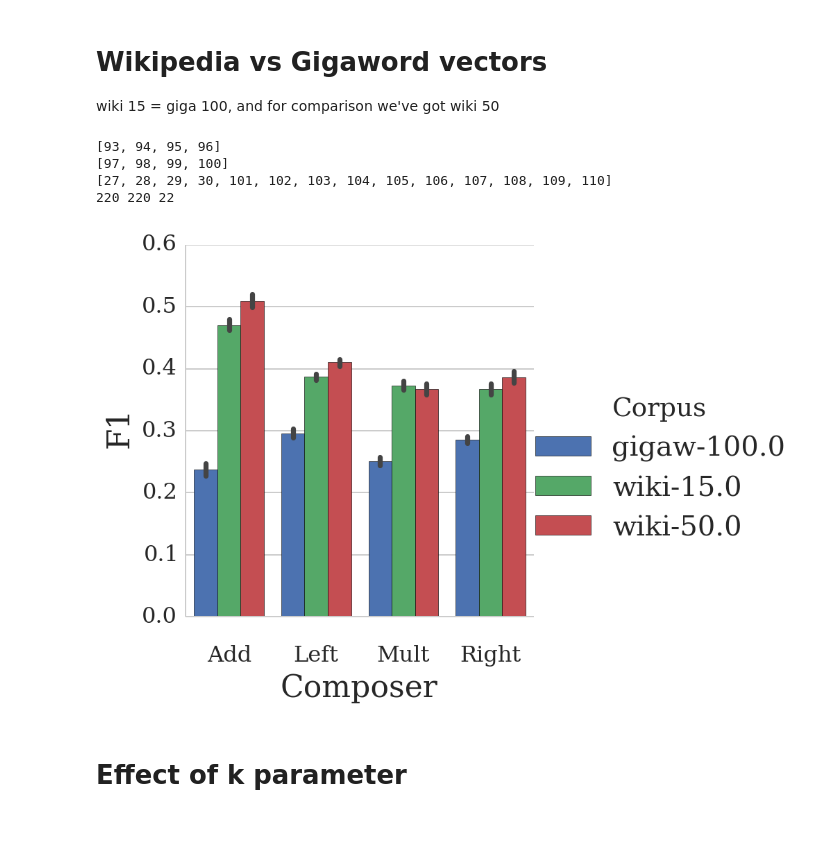
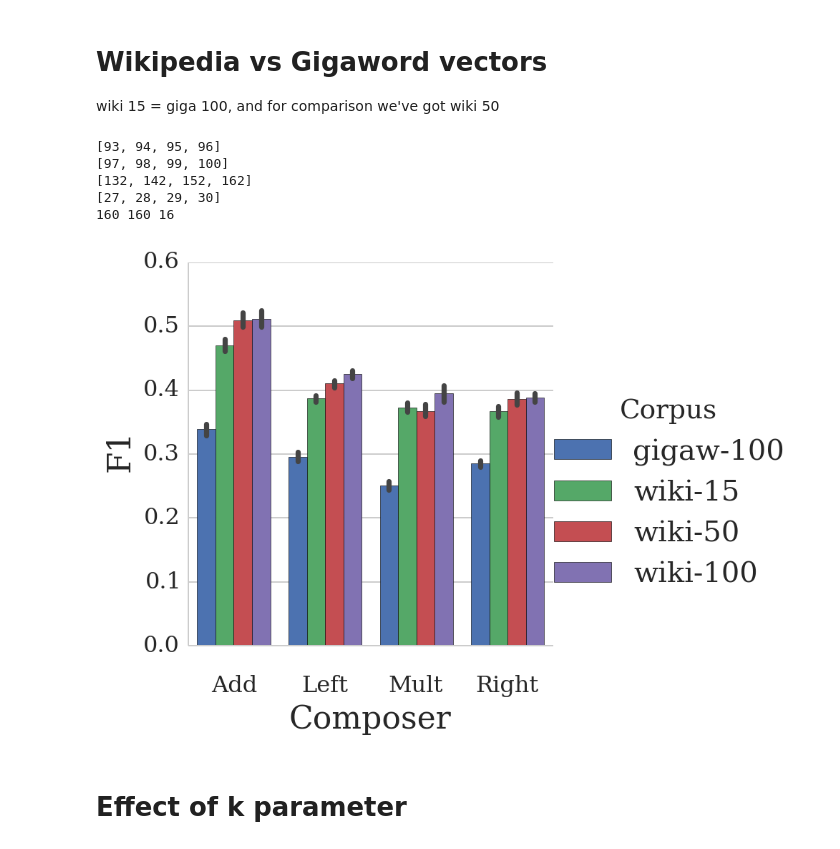
Before and after one commit to mbatchkarov/ExpLosion, a Jupyter notebook: notebooks/effect_of_unlabelled_size.ipynb, the cells around one changed output. Saved outputs shown, nothing was run; the diff lists cells and outputs as text; code cells hidden in the pictures.

```diff
--- a/notebooks/effect_of_unlabelled_size.ipynb
+++ b/notebooks/effect_of_unlabelled_size.ipynb
@@ -28,7 +28,7 @@ shared = {'use_similarity': 0,
           'vectors__dimensionality': 100,
           'document_features': 'AN_NN',
           'vectors__algorithm': 'word2vec',
-          'vectors__unlabelled': 'gigaw',
+          'vectors__unlabelled': 'wiki',
           'decode_handler': 'SignifiedOnlyFeatureHandler',
           'noise': 0}
 
@@ -156,6 +156,10 @@ d1 = {'vectors__unlabelled_percentage': 15,
 d2 = {'vectors__unlabelled_percentage': 50,
      'vectors__unlabelled': 'wiki'}
 d3 = {'vectors__unlabelled_percentage': 100,
+     'vectors__unlabelled': 'wiki',
+     'noise': 0,
+     'vectors__algorithm': 'word2vec'}
+d4 = {'vectors__unlabelled_percentage': 100,
      'vectors__unlabelled': 'gigaw',
      'use_similarity': 0,
       'neighbour_strategy':'linear',
@@ -167,42 +171,44 @@ d3 = {'vectors__unlabelled_percentage': 100,
       'labelled':'amazon_grouped-tagged',
       'decode_handler': 'SignifiedOnlyFeatureHandler'}
 
-for d in [d1, d2, d3]:
+for d in [d1, d2, d3, d4]:
     ids = query_to_ids(Experiment.objects.filter(**d))
     tmp_scores, tmp_folds, ids = get_scores(ids)
     print(ids)
     assert ids # we succeeded in getting results
     exp_ids.extend(ids)
     scores.extend(tmp_scores)
     folds.extend(tmp_folds)
 
 cv_folds = get_cv_fold_count(exp_ids)
 names = []
 for id in exp_ids:
     exp = Experiment.objects.get(id=id)
-    names.append('%s-%s'%(exp.vectors.unlabelled, exp.vectors.unlabelled_percentage))
+    names.append('%s-%d'%(exp.vectors.unlabelled, exp.vectors.unlabelled_percentage))
 names = np.repeat(names, cv_folds)
 composers = get_vectors_field(exp_ids, 'composer')
 
 
 print(len(names), len(scores), len(cv_folds))
 
 df = pd.DataFrame({'F1': scores,
                    'cvfold': folds,
                    'Corpus': names,
                    'Composer': composers})
 set(df.Corpus)
 df[df.cvfold==0].to_html('tmp.html')
+order = ['gigaw-100', 'wiki-15', 'wiki-50', 'wiki-100']
 grid = sns.factorplot(hue='Corpus', y='F1', data=df, x='Composer',
-                      kind='bar', sharey=True);
+                      kind='bar', sharey=True, hue_order=order);
 # sns.boxplot(df.F1, df.Corpus)
 plt.savefig('plot-wiki-vs-gigaw.pdf', format='pdf', dpi=300)
 # %% [output]
 [93, 94, 95, 96]
 [97, 98, 99, 100]
-[27, 28, 29, 30, 101, 102, 103, 104, 105, 106, 107, 108, 109, 110]
-220 220 22
+[132, 142, 152, 162]
+[27, 28, 29, 30]
+160 160 16
-[figure, old version]
+[figure, new version]
 # %% [markdown]
 # Effect of k parameter
 # %%
```
Also changed, not shown: parts of 1 cell of this notebook, 2 other files.
